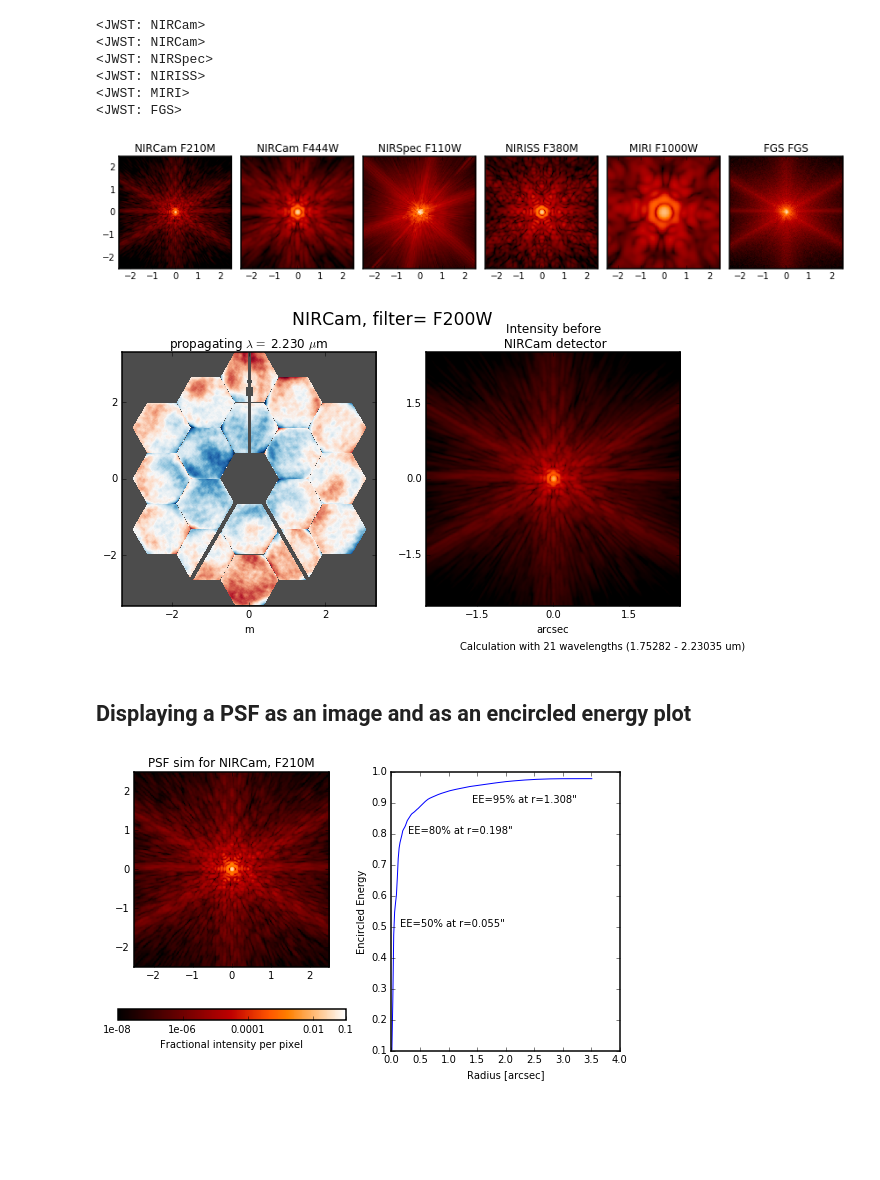
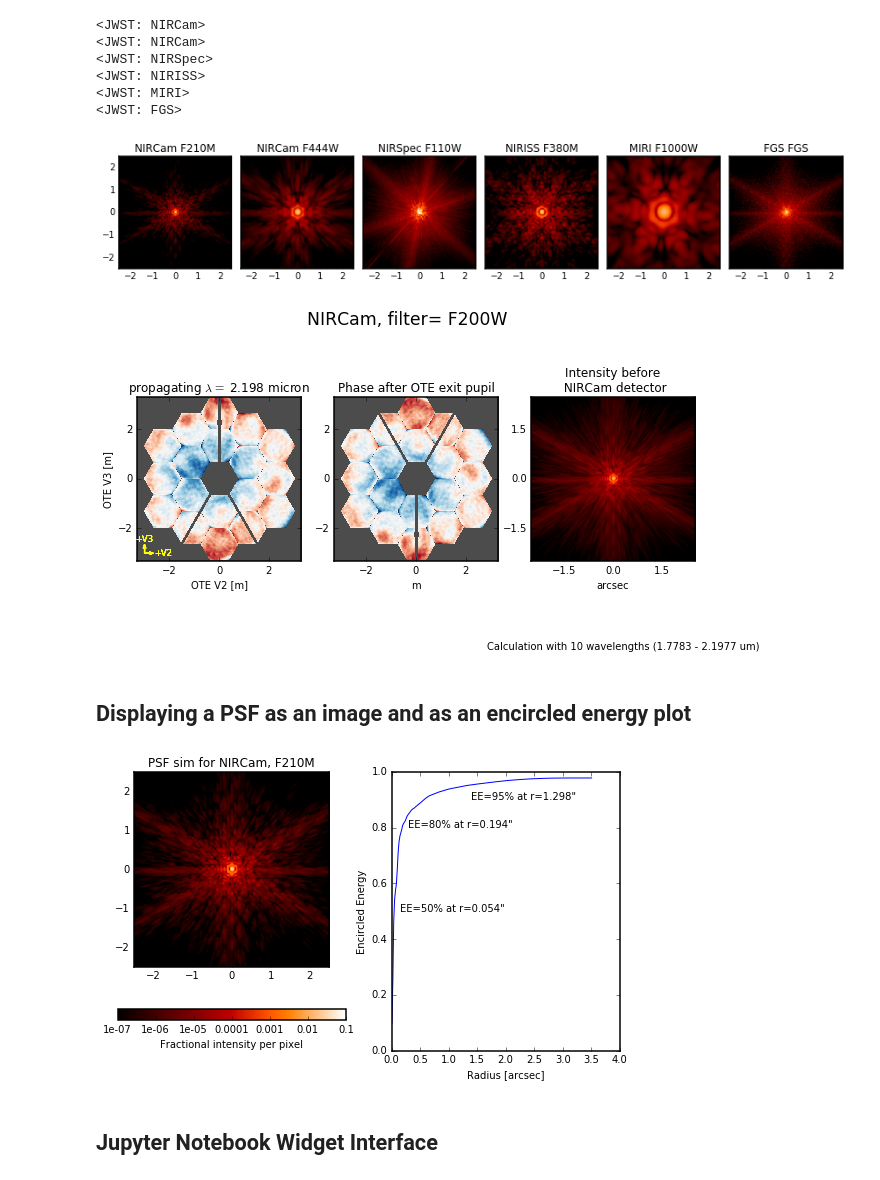
Before and after one commit to spacetelescope/webbpsf, a Jupyter notebook: notebooks/WebbPSF_tutorial.ipynb, the cells around one changed output. Cells and saved outputs as stored; diff of their text form; code cells hidden in the pictures; blank space fills up the shorter version.

```diff
--- a/notebooks/WebbPSF_tutorial.ipynb
+++ b/notebooks/WebbPSF_tutorial.ipynb
@@ -139,21 +139,21 @@ plt.figure(figsize=(16*0.75,3*0.75))
 plt.subplots_adjust(wspace=0.05, bottom=0.05, top=0.9)
 for i, (instname, filt) in enumerate(zip(insts, filts)):
     ax = plt.subplot(1,6,1+i)
-    webbpsf.display_PSF(psfs[instname+filt], colorbar=False, title=instname+" "+filt, vmax=0.03, imagecrop=5)
+    webbpsf.display_psf(psfs[instname+filt], colorbar=False, title=instname+" "+filt, vmax=0.03, imagecrop=5)
     if i > 0:
         ax.yaxis.set_visible(False)
 plt.tight_layout()
 plt.savefig('fig_instrument_comparison.png', dpi=150)
 # %% [output]
-[figure, old version]
+[figure, new version]
 # %%
 plt.figure(figsize=(10,5))
 nc = webbpsf.NIRCam()
 nc.filter =  'F200W'
-nc.calcPSF(display=True)
+nc.calc_psf(display=True)
 plt.savefig('fig1_nircam_f200w.png', dpi=120)
 # %% [output]
-[figure, old version]
+[figure, new version]
 # %% [markdown]
 ## Displaying a PSF as an image and as an encircled energy plot
 # %%
@@ -165,11 +165,13 @@ psf210 = nircam.calcPSF(oversample=2)
 # display the PSF and plot the encircled energy
 plt.figure(figsize=(9,5))
 plt.subplot(1,2,1)
-webbpsf.display_PSF(psf210, colorbar_orientation='horizontal')
+webbpsf.display_psf(psf210, colorbar_orientation='horizontal')
 axis2 = plt.subplot(1,2,2)
-webbpsf.display_EE(psf210, ax=axis2)
+webbpsf.display_ee(psf210, ax=axis2)
 
 psf210.writeto('nircam_F210M.fits', clobber=True)
 plt.savefig('fig_example_plot_nircam_f210m.png')
 # %% [output]
-[figure, old version]
+[figure, new version]
+# %% [markdown]
+## Jupyter Notebook Widget Interface
```
Also changed, not shown: parts of 9 cells of this notebook, 4 other files.
